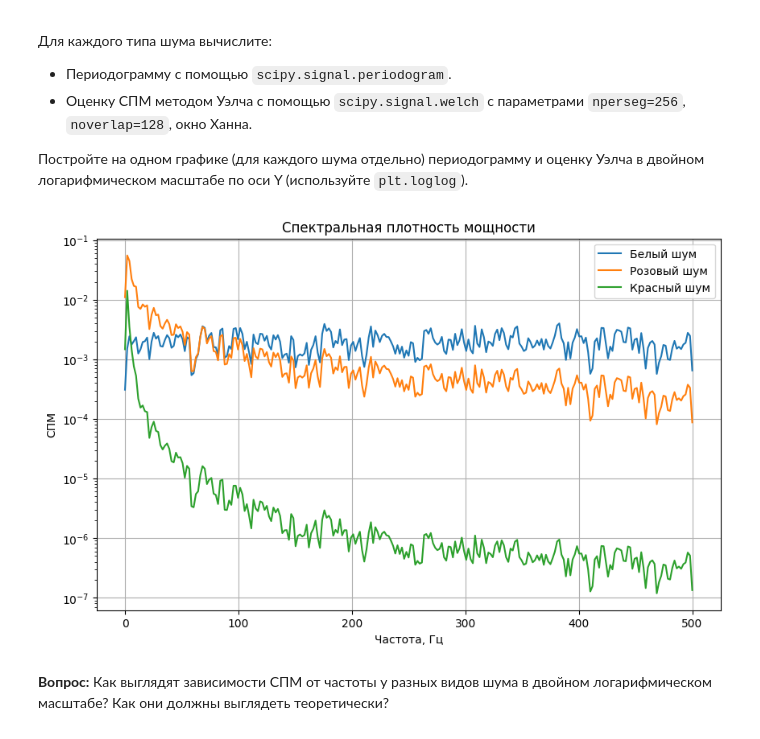
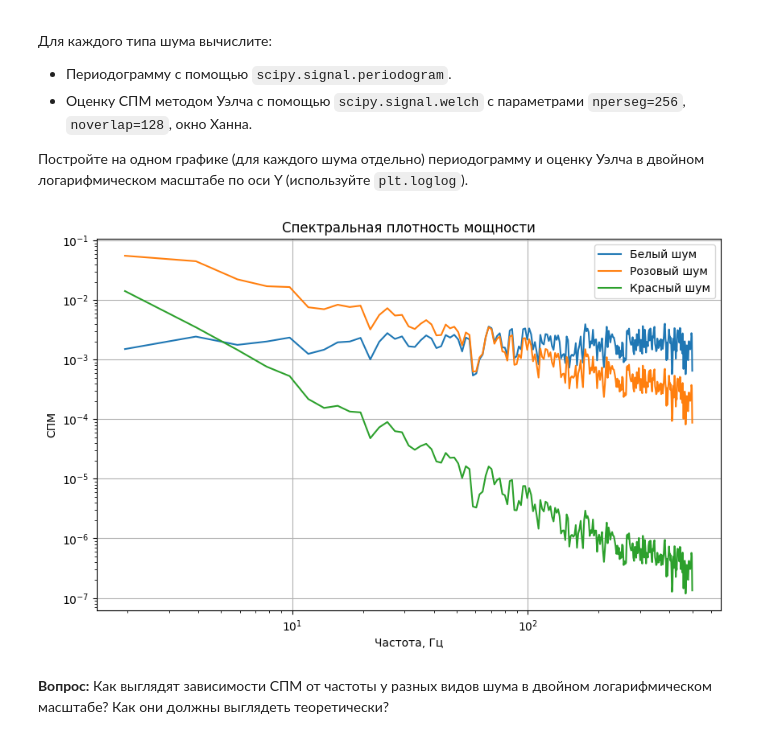
Before and after one commit to RomanPikhotskiy/dsp-seminars, a Jupyter notebook: seminars/4.ipynb, the cells around one changed output. Saved outputs shown, nothing was run; the diff lists cells and outputs as text; code cells hidden in the pictures.

```diff
--- a/seminars/4.ipynb
+++ b/seminars/4.ipynb
@@ -128,22 +128,22 @@ plt.show()
 # %%
 fs = 1000
 
 f_white, Pxx_white = signal.welch(white, fs=fs, nperseg=512)
 f_pink, Pxx_pink = signal.welch(pink, fs=fs, nperseg=512)
 f_red, Pxx_red = signal.welch(red, fs=fs, nperseg=512)
 
 plt.figure(figsize=(10, 6))
-plt.semilogy(f_white, Pxx_white, label='Белый шум')
-plt.semilogy(f_pink, Pxx_pink, label='Розовый шум')
-plt.semilogy(f_red, Pxx_red, label='Красный шум')
+plt.loglog(f_white[1:], Pxx_white[1:], label='Белый шум')
+plt.loglog(f_pink[1:], Pxx_pink[1:], label='Розовый шум')
+plt.loglog(f_red[1:], Pxx_red[1:], label='Красный шум')
 plt.xlabel('Частота, Гц')
 plt.ylabel('СПМ')
 plt.title('Спектральная плотность мощности')
 plt.legend()
 plt.grid()
 plt.show()
 # %% [output]
-[figure, old version]
+[figure, new version]
 # %% [markdown]
 **Вопрос:** Как выглядят зависимости СПМ от частоты у разных видов шума в двойном логарифмическом масштабе? Как они должны выглядеть теоретически?
 # %% [markdown]
```
Also changed, not shown: parts of 2 cells of this notebook.
